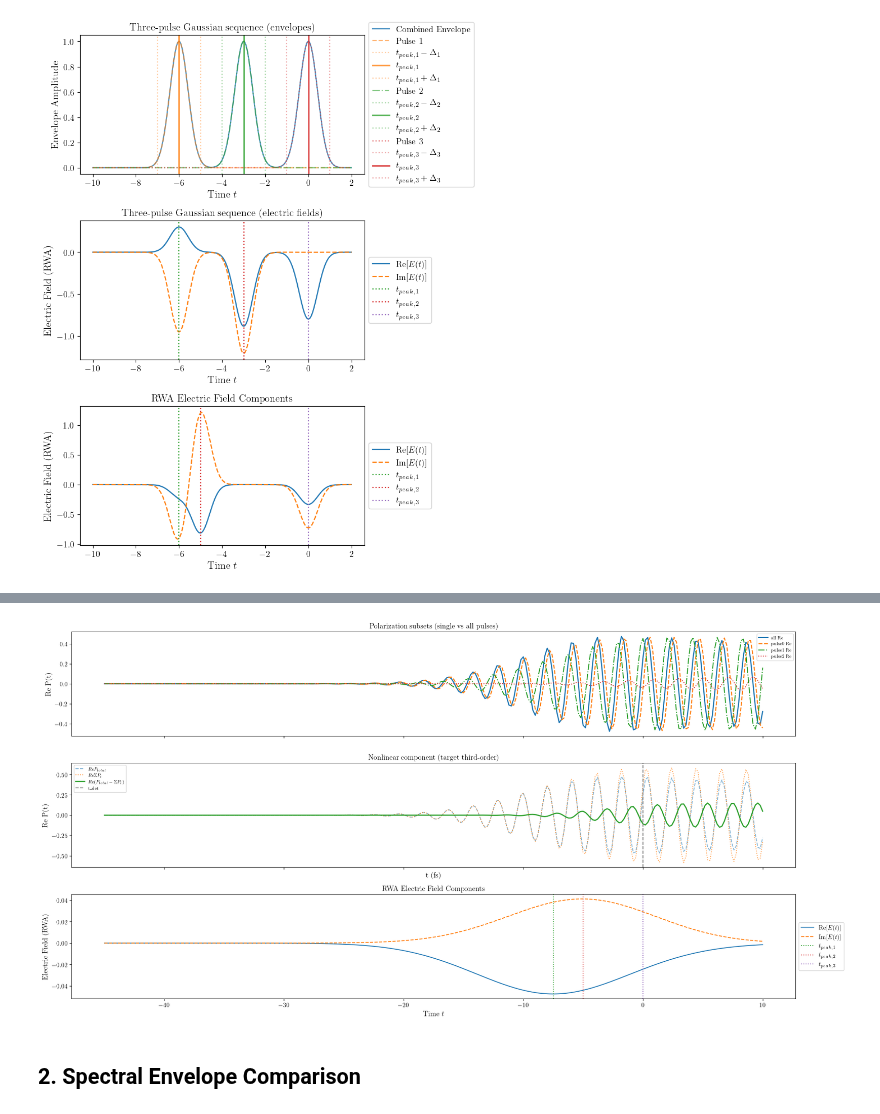
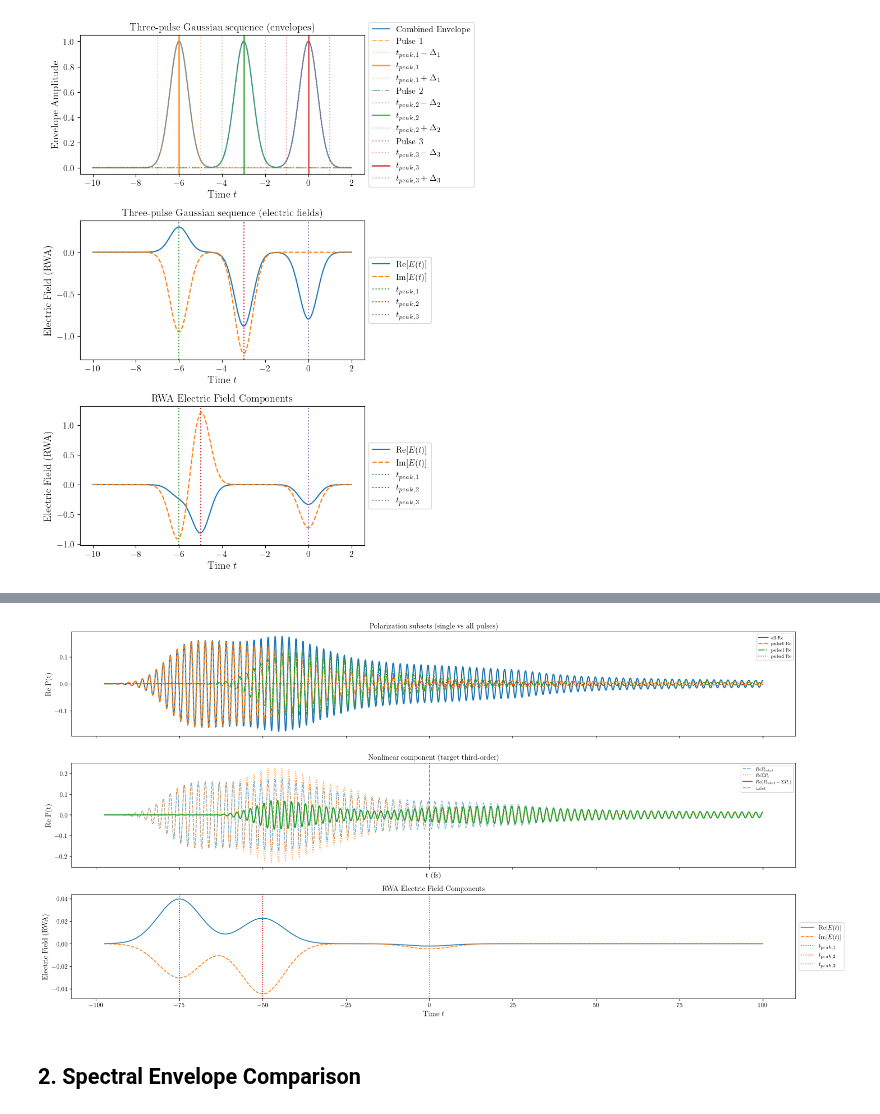
Before and after one commit to LBPhysics/2025_master_thesis_python_leopold_bodamer, a Jupyter notebook: notebooks/test_pulses.ipynb, the cells around one changed output, grey strips where cells are left out. Drawn from its saved outputs; the diff is of its cells as text; code cells hidden in the pictures.

```diff
--- a/notebooks/test_pulses.ipynb
+++ b/notebooks/test_pulses.ipynb
@@ -131,7 +131,7 @@ seq_multi = sim_oqs.laser
 # Multi-Pulse Gaussian Diagnostics (kept minimal)
 print("Section 2: Multi-pulse gaussian diagnostics (envelope only)")
 
-times = compute_times_global(sim_oqs.simulation_config)
+times = compute_times_local(sim_oqs.simulation_config)
 
 fig, (ax1, ax2, ax3, ax4) = plt.subplots(4, 1, figsize=(8, 10))
 plot_envelopes(times, seq_multi, ax=ax1, label_prefix="gaussian")
@@ -191,7 +191,7 @@ for i in range(len(sim_oqs.laser.pulses)):
     subset_specs[f'pulse{i}'] = [i]
 
 pol_datas = {}
-base_window = compute_times_global(sim_oqs.simulation_config)
+base_window = compute_times_local(sim_oqs.simulation_config)
 for label, idxs in subset_specs.items():
     sim_sub = sim_with_only_pulses(sim_oqs, idxs) if label != 'all' else sim_oqs
     t_actual, P = compute_polarization_over_window(sim_sub, base_window)
@@ -203,36 +203,36 @@ linear_sum = np.zeros_like(P_total, dtype=complex)
 for i in range(len(sim_oqs.laser.pulses)):
     linear_sum += pol_datas[f'pulse{i}']
 pol_nonlinear = P_total - linear_sum  # store for later reuse if needed
 
 # Plotting: two subplots
 import matplotlib.pyplot as plt
 fig, axes = plt.subplots(3, 1, figsize=(20,10), sharex=True)
 ax1, ax2, ax3 = axes
 
 # Subplot 1: original subset comparison (real part)
 for idx, (k, v) in enumerate(pol_datas.items()):
     ax1.plot(t_actual, np.real(v), color=COLORS[idx % len(COLORS)], linewidth=2-0.15*idx, label=f'{k} Re')
 ax1.set_ylabel('Re P(t)')
 ax1.set_title('Polarization subsets (single vs all pulses)')
 ax1.legend(loc='best', fontsize=8)
 
 # Subplot 2: nonlinear component extraction
 ax2.plot(t_actual, np.real(P_total), label='$Re P_{total}$', linestyle='--', color=COLORS[0], alpha=0.55)
-ax2.plot(t_actual, np.real(linear_sum), label='$Re \Sigma P_i$', linestyle=':', color=COLORS[1], alpha=0.75)
-ax2.plot(t_actual, np.real(pol_nonlinear), label='$Re (P_{total} - \Sigma P_i)$', color=COLORS[2], linewidth=2.0)
+ax2.plot(t_actual, np.real(linear_sum), label='$Re \\Sigma P_i$', linestyle=':', color=COLORS[1], alpha=0.75)
+ax2.plot(t_actual, np.real(pol_nonlinear), label='$Re (P_{total} - \\Sigma P_i)$', color=COLORS[2], linewidth=2.0)
 ax2.axvline(x=compute_t_det(sim_oqs.simulation_config)[0], color='gray', linestyle='--', label='t_det')
 ax2.set_ylabel('Re P(t)')
 ax2.set_xlabel('t (fs)')
 ax2.set_title('Nonlinear component (target third-order)')
 ax2.legend(loc='best', fontsize=8)
 if sim_oqs.simulation_config.rwa_sl:
     plot_e_pulses(t_actual, sim_oqs.laser, ax=ax3)
 else:
     plot_e_pulses(t_actual, sim_oqs.laser, ax=ax3)
 plt.tight_layout()
 plt.show()
 # %% [output]
-[figure, old version]
+[figure, new version]
 # %% [markdown]
 ## 2. Spectral Envelope Comparison
 # %%
```
Also changed, not shown: parts of 2 cells of this notebook, 11 other files.
